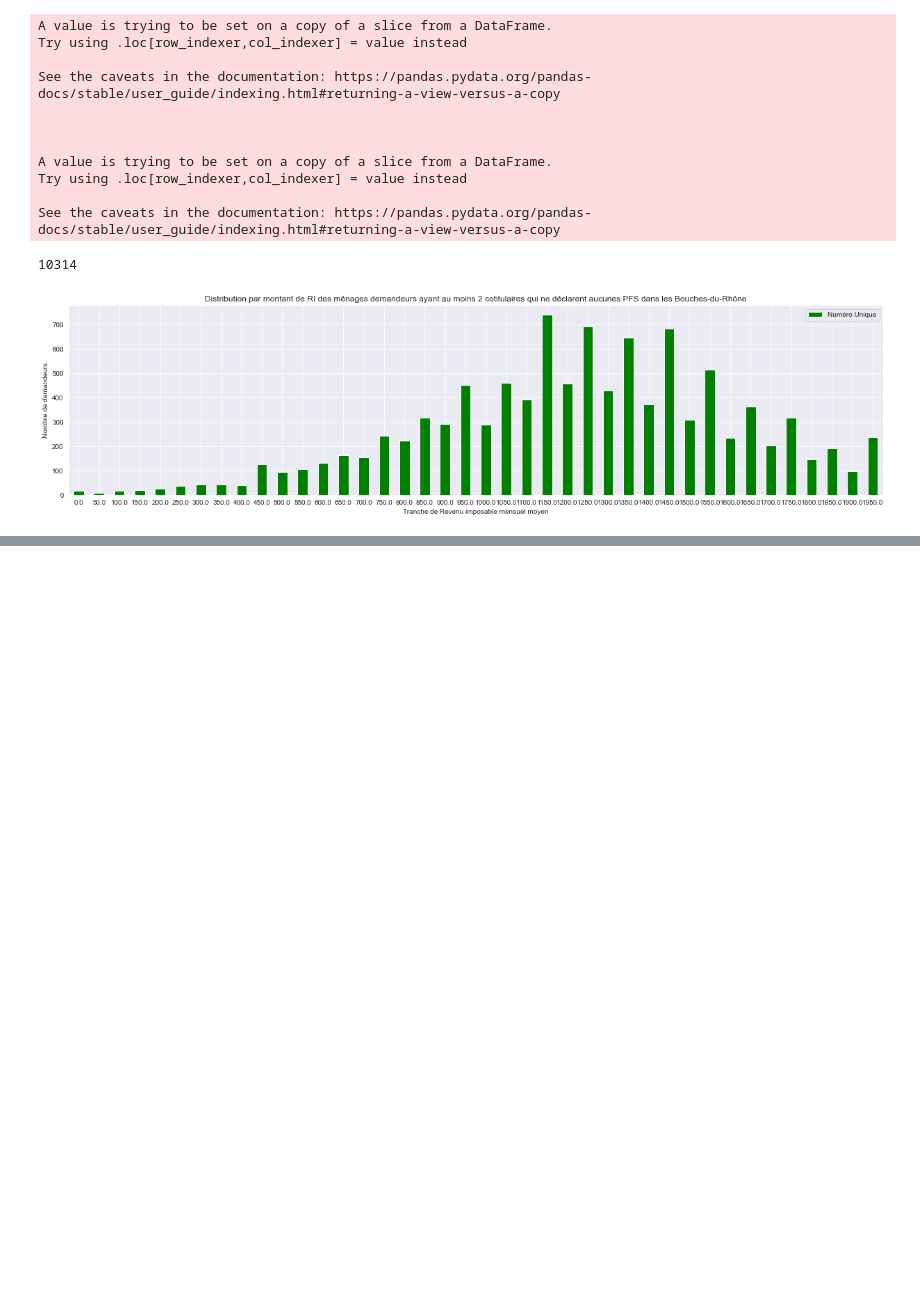
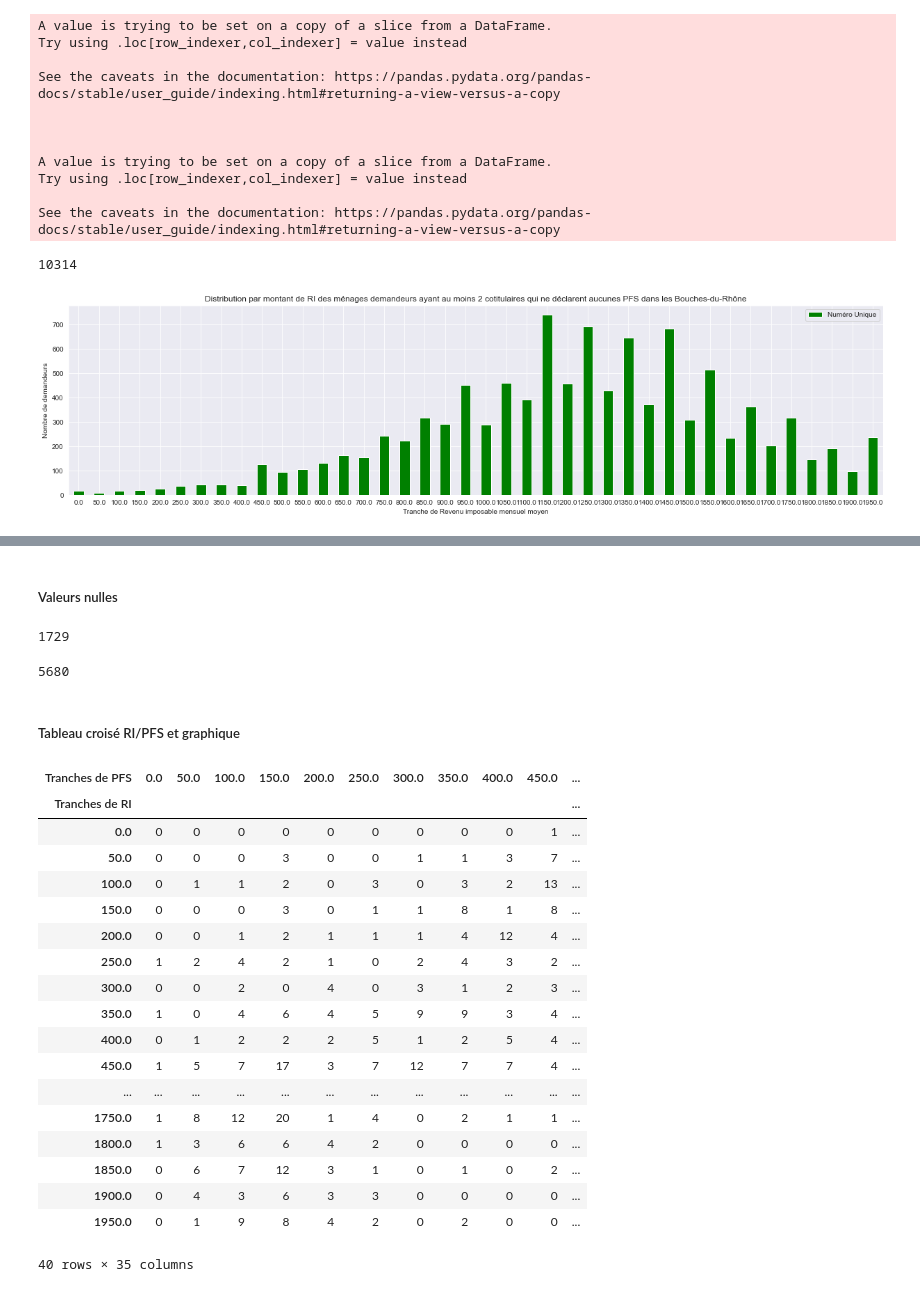
Before and after one commit to cmllbll/Social-Housing-in-France, a Jupyter notebook: Etude approfondie RI PFS.ipynb, the cells around one changed output, grey strips where cells are left out. Saved outputs shown, nothing was run; the diff lists cells and outputs as text; code cells hidden in the pictures; blank space fills up the shorter version.

```diff
--- a/Etude approfondie RI PFS.ipynb
+++ b/Etude approfondie RI PFS.ipynb
@@ -511,0 +552,13 @@ ax.figure.savefig('RI_BDR_Couples.pdf')
+# %%
+values = ["Retraite", "Allocation chômage / indemnités", "Salaire ou revenu d'activité", "Pension alimentaire reçue",
+          "Autres (hors APL ou AL)", "Pension d\'invalidité"]
+filtered_df = Seule1Charge[Seule1Charge.Type.isin(values)]
+shrank_values = filtered_df.groupby(by='Numéro Unique').sum()['Montant par type de ressource\n']
+merged_df = filtered_df.merge(shrank_values, left_on='Numéro Unique', right_index=True)
+merged_df = merged_df.rename(
+    columns={'Montant par type de ressource\n_y': 'Ressources imposables mensuelles moyennes (RI)'})
+merged_dfbis = merged_df.drop_duplicates(subset="Numéro Unique")
+bdd = Seule1Charge_bis.merge(merged_dfbis, on='Numéro Unique', how='outer')
+bdd = bdd[['Numéro Unique', 'Ressources mensuelles\n_x', 'Ressources imposables mensuelles moyennes (RI)']]
+bdd = bdd.rename(columns={'Ressources mensuelles\n_x': 'RM Moyennes'})
+bdd
@@ -511,0 +581,11 @@ ax.figure.savefig('RI_BDR_Couples.pdf')
+# %%
+values1=["Allocation d'adulte handicapé(AAH)", "Allocation d'éducation d'enfant handicapé (AEEH)", "Allocation de minimum vieillesse", "Allocation familiales", "Allocation Jeune Enfant (PAJE)", "Bourse étudiant", "Prime d'activité", "Revenu de solidarité active (RSA)", "Allocation journalière de présence parentale (AJPP)"]
+filtered_df1 = Seule1Charge[Seule1Charge.Type.isin(values1)]
+shrank_values1 = filtered_df1.groupby(by='Numéro Unique').sum()['Montant par type de ressource\n']
+merged_df1 = filtered_df1.merge(shrank_values1, left_on='Numéro Unique', right_index=True)
+merged_df1 = merged_df1.rename(columns={'Montant par type de ressource\n_y': 'Prestations familiales et sociales mensuelles moyennes (PFS)'})
+merged_dfbis1=merged_df1.drop_duplicates(subset ="Numéro Unique")
+bddbis = bdd.merge(merged_dfbis1, on='Numéro Unique', how='outer')
+bddbis=bddbis.rename(columns={'Ressources mensuelles\n_x': 'RM Moyennes'})
+bddbis=bddbis[['Numéro Unique', 'RM Moyennes','Ressources imposables mensuelles moyennes (RI)', 'Prestations familiales et sociales mensuelles moyennes (PFS)']]
+bddbis
@@ -511,0 +606,10 @@ ax.figure.savefig('RI_BDR_Couples.pdf')
+# %% [markdown]
+##### Valeurs nulles
+# %%
+bddbis['Ressources imposables mensuelles moyennes (RI)'].isna().sum()
+# %% [output]
+1729
+# %%
+bddbis['Prestations familiales et sociales mensuelles moyennes (PFS)'].isna().sum()
+# %% [output]
+5680
@@ -511,0 +619,40 @@ ax.figure.savefig('RI_BDR_Couples.pdf')
+# %% [markdown]
+##### Tableau croisé RI/PFS et graphique
+# %%
+bddbis['Tranches de RI']=0
+bddbis['Tranches de PFS']=0
+
+def decoupe2(rl):
+    for i in range(0, 2000, 50):
+        if i<rl and rl<=i+50:
+            return i
+        elif rl>2000:
+            return np.NaN
+        elif rl==0:
+            return np.NaN
+
+
+bddbis['Tranches de RI'] = bddbis['Ressources imposables mensuelles moyennes (RI)'].apply(decoupe2)
+bddbis['Tranches de PFS'] = bddbis['Prestations familiales et sociales mensuelles moyennes (PFS)'].apply(decoupe2)
+z=bddbis.pivot_table(index="Tranches de RI", columns="Tranches de PFS", values="Numéro Unique",  aggfunc="size", fill_value=0)
+z
+# %% [output]
+| Tranches de PFS | 0.0 | 50.0 | 100.0 | 150.0 | 200.0 | 250.0 | 300.0 | 350.0 | 400.0 | 450.0 | ... |
+| Tranches de RI |  |  |  |  |  |  |  |  |  |  | ... |
+| 0.0 | 0 | 0 | 0 | 0 | 0 | 0 | 0 | 0 | 0 | 1 | ... |
+| 50.0 | 0 | 0 | 0 | 3 | 0 | 0 | 1 | 1 | 3 | 7 | ... |
+| 100.0 | 0 | 1 | 1 | 2 | 0 | 3 | 0 | 3 | 2 | 13 | ... |
+| 150.0 | 0 | 0 | 0 | 3 | 0 | 1 | 1 | 8 | 1 | 8 | ... |
+| 200.0 | 0 | 0 | 1 | 2 | 1 | 1 | 1 | 4 | 12 | 4 | ... |
+| 250.0 | 1 | 2 | 4 | 2 | 1 | 0 | 2 | 4 | 3 | 2 | ... |
+| 300.0 | 0 | 0 | 2 | 0 | 4 | 0 | 3 | 1 | 2 | 3 | ... |
+| 350.0 | 1 | 0 | 4 | 6 | 4 | 5 | 9 | 9 | 3 | 4 | ... |
+| 400.0 | 0 | 1 | 2 | 2 | 2 | 5 | 1 | 2 | 5 | 4 | ... |
+| 450.0 | 1 | 5 | 7 | 17 | 3 | 7 | 12 | 7 | 7 | 4 | ... |
+| ... | ... | ... | ... | ... | ... | ... | ... | ... | ... | ... | ... |
+| 1750.0 | 1 | 8 | 12 | 20 | 1 | 4 | 0 | 2 | 1 | 1 | ... |
+| 1800.0 | 1 | 3 | 6 | 6 | 4 | 2 | 0 | 0 | 0 | 0 | ... |
+| 1850.0 | 0 | 6 | 7 | 12 | 3 | 1 | 0 | 1 | 0 | 2 | ... |
+| 1900.0 | 0 | 4 | 3 | 6 | 3 | 3 | 0 | 0 | 0 | 0 | ... |
+| 1950.0 | 0 | 1 | 9 | 8 | 4 | 2 | 0 | 2 | 0 | 0 | ... |
+40 rows × 35 columns
```
Also changed, not shown: parts of 16 cells of this notebook.
